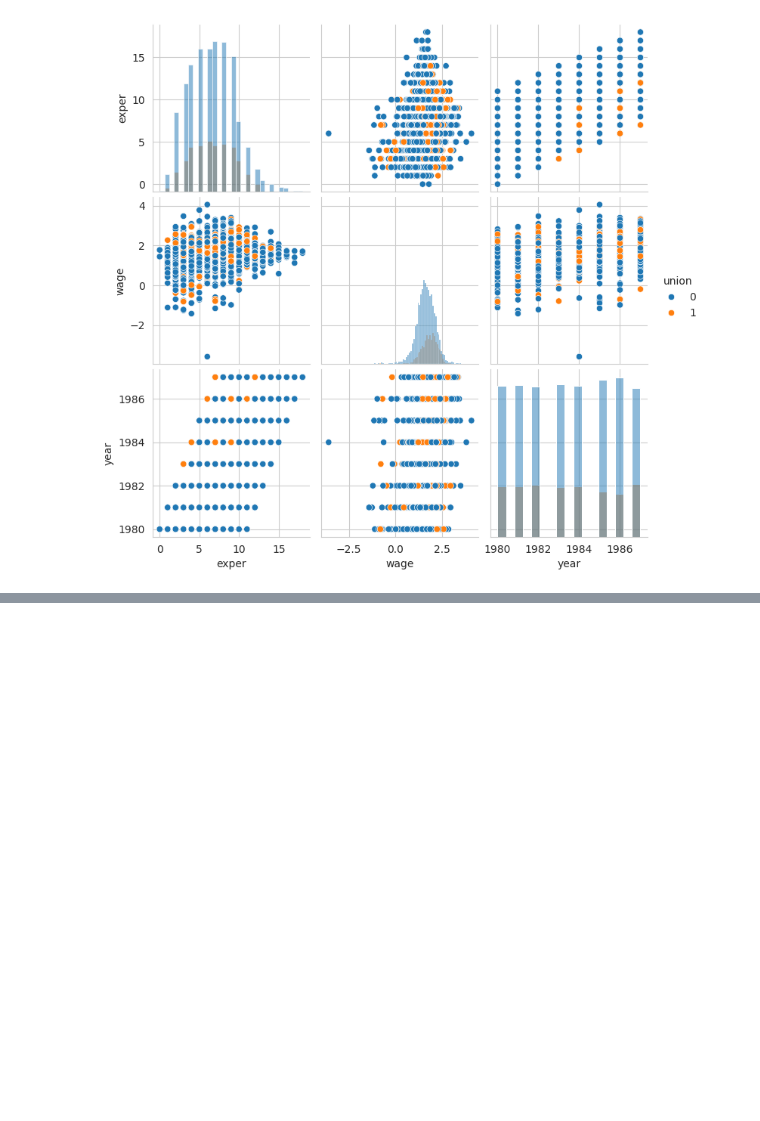
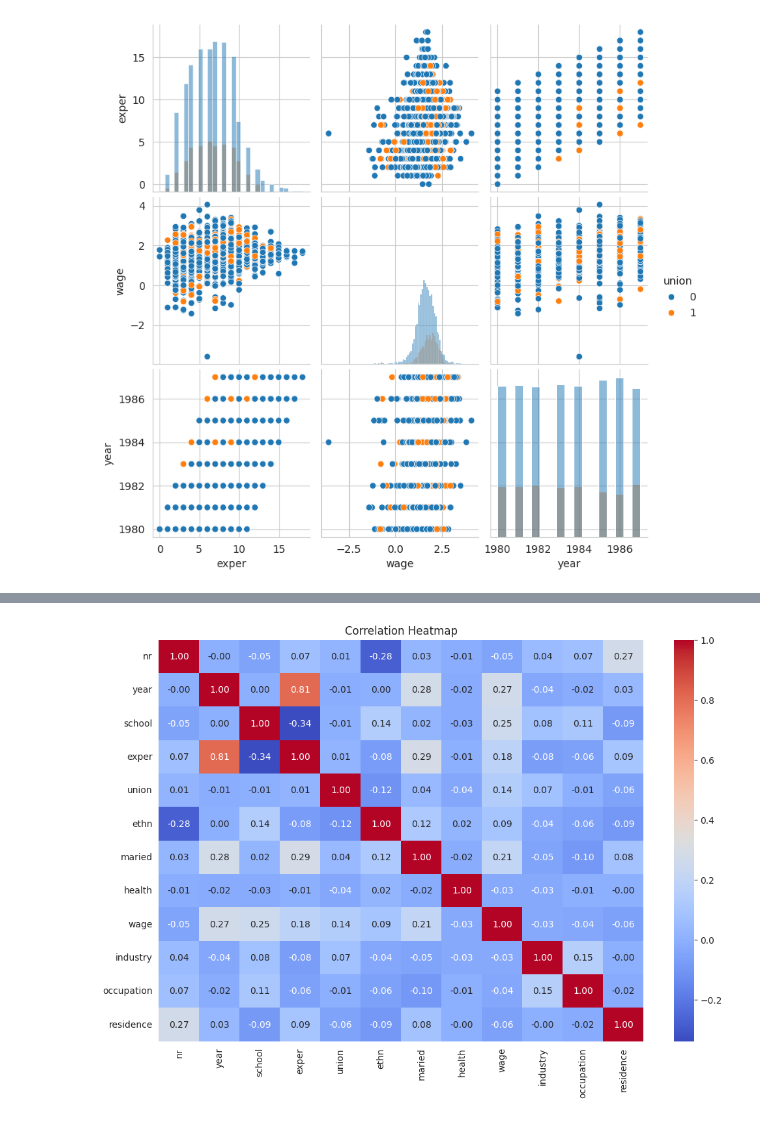
Before and after one commit to ChittibotulaNiharika/Chittibotula_Niharika, a Jupyter notebook: EDA_Project.ipynb, the cells around one changed output, grey strips where cells are left out. Saved outputs shown, nothing was run; the diff lists cells and outputs as text; code cells hidden in the pictures; blank space fills up the shorter version.

Commit message:
Updated EDA Project with Phase II analysis

```diff
--- a/EDA_Project.ipynb
+++ b/EDA_Project.ipynb
@@ -379,0 +384,12 @@ plt.show()
+# %%
+# Measures of Central Tendency
+
+numeric_cols = df.select_dtypes(include=np.number).columns
+
+central_tendency = pd.DataFrame({
+    'Mean': df[numeric_cols].mean(),
+    'Median': df[numeric_cols].median(),
+    'Mode': df[numeric_cols].mode().iloc[0]
+})
+
+central_tendency
@@ -379,0 +486,6 @@ plt.show()
+# %%
+# 2D Statistical Analysis - Correlation
+
+correlation_matrix = df[numeric_cols].corr()
+
+correlation_matrix
@@ -379,0 +506,15 @@ plt.show()
+# %%
+# 2D Correlation Heatmap
+
+plt.figure(figsize=(12, 8))
+sns.heatmap(
+    correlation_matrix,
+    annot=True,
+    cmap='coolwarm',
+    fmt='.2f'
+)
+
+plt.title('Correlation Heatmap')
+plt.show()
+# %% [output]
+[figure, added]
```
Also changed, not shown: parts of 31 cells of this notebook.
